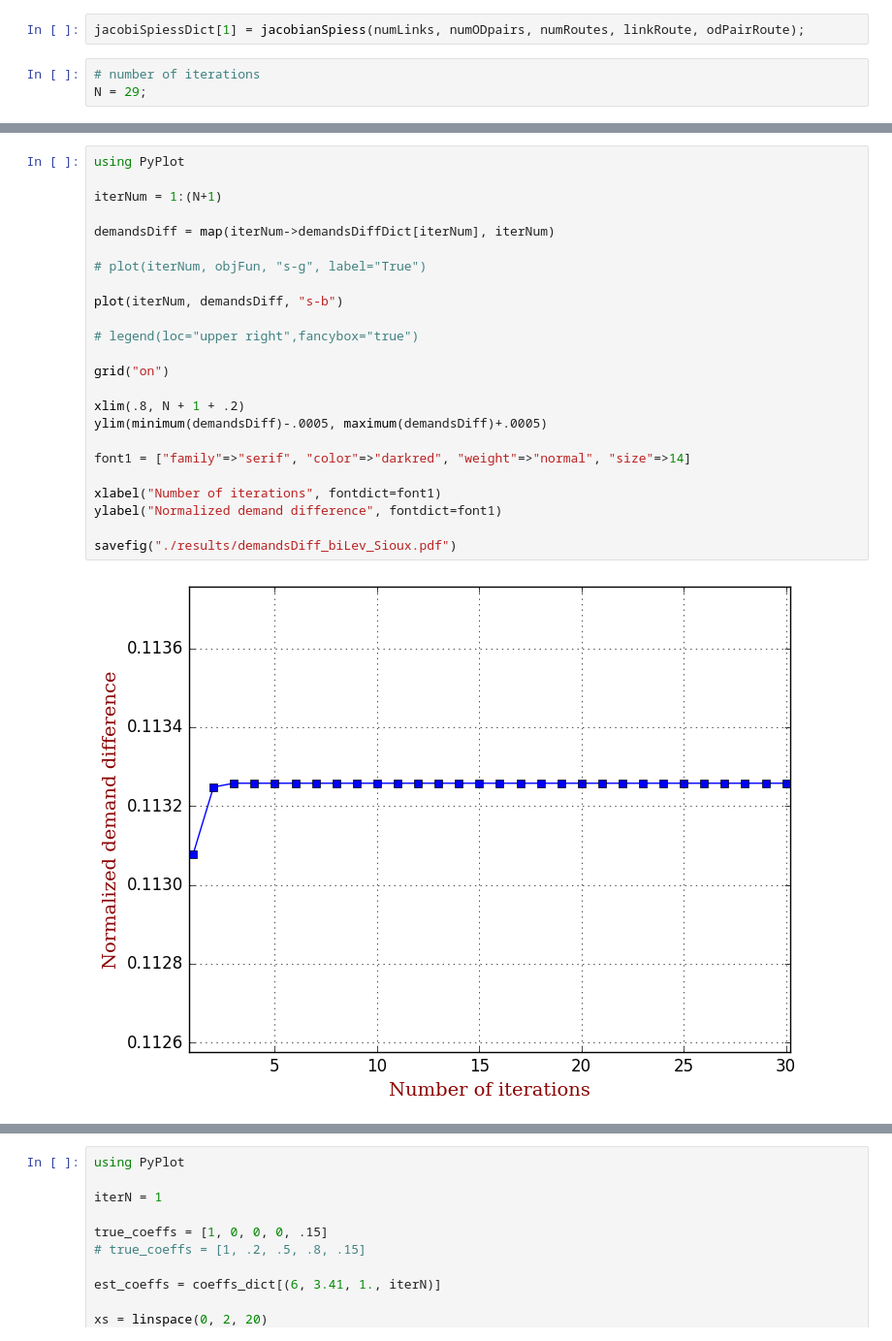
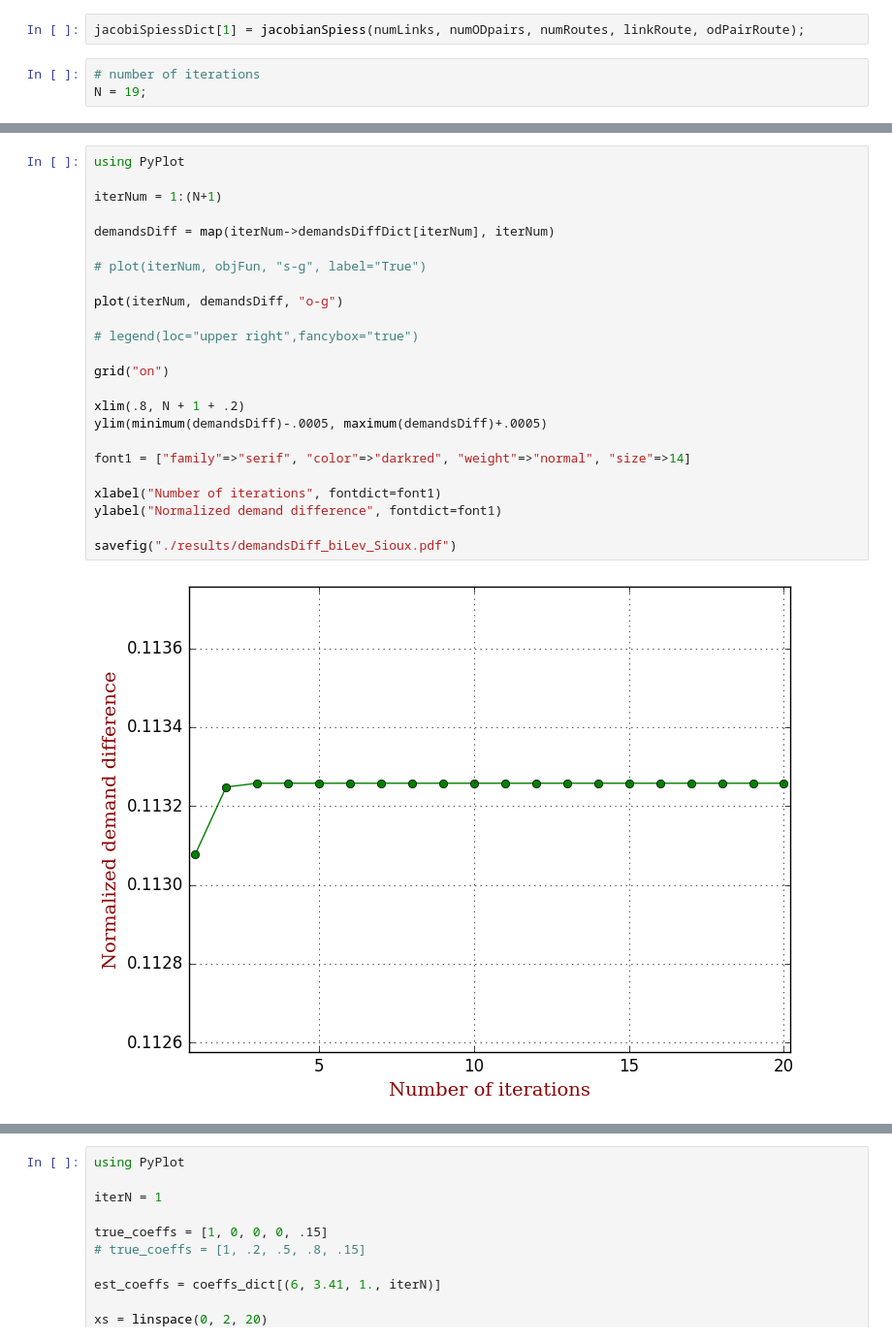
Before and after one commit to jingzbu/InverseVIsTraffic, a Jupyter notebook: 09_develop_new_OD_demand_estimator_Sioux_Simp/05_demands_adjustment_Sioux.ipynb, the cells around one changed output, grey strips where cells are left out. Shown: that part at 97% size. Saved outputs shown, nothing was run; the diff lists cells and outputs as text.

```diff
--- a/09_develop_new_OD_demand_estimator_Sioux_Simp/05_demands_adjustment_Sioux.ipynb
+++ b/09_develop_new_OD_demand_estimator_Sioux_Simp/05_demands_adjustment_Sioux.ipynb
@@ -50,7 +54,7 @@ tau = 0.5;
 jacobiSpiessDict[1] = jacobianSpiess(numLinks, numODpairs, numRoutes, linkRoute, odPairRoute);
 # %%
 # number of iterations
-N = 29;
+N = 19;
 # %%
 for iterNumber = 1:N
 
@@ -177,29 +184,29 @@ INFO: Loading help data...
 # %%
 using PyPlot
 
 iterNum = 1:(N+1)
 
 demandsDiff = map(iterNum->demandsDiffDict[iterNum], iterNum)
 
 # plot(iterNum, objFun, "s-g", label="True")
 
-plot(iterNum, demandsDiff, "s-b")
+plot(iterNum, demandsDiff, "o-g")
 
 # legend(loc="upper right",fancybox="true")
 
 grid("on")
 
 xlim(.8, N + 1 + .2)
 ylim(minimum(demandsDiff)-.0005, maximum(demandsDiff)+.0005)
 
 font1 = ["family"=>"serif", "color"=>"darkred", "weight"=>"normal", "size"=>14]
 
 xlabel("Number of iterations", fontdict=font1)
 ylabel("Normalized demand difference", fontdict=font1)
 
 savefig("./results/demandsDiff_biLev_Sioux.pdf")
 # %% [output]
-[figure, old version]
+[figure, new version]
 # %%
 using PyPlot
 
```
Also changed, not shown: parts of 8 cells of this notebook, 7 other files.
